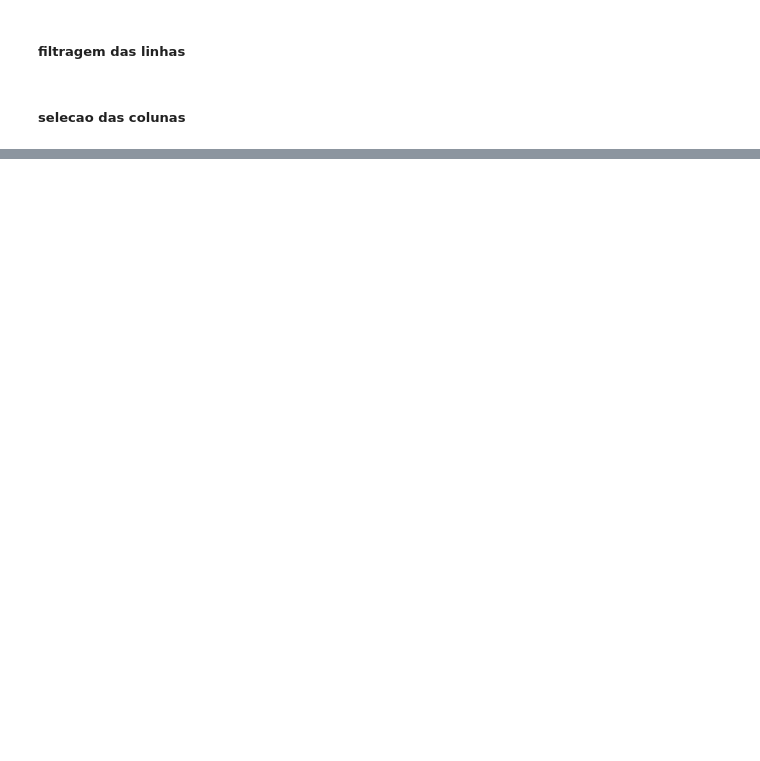
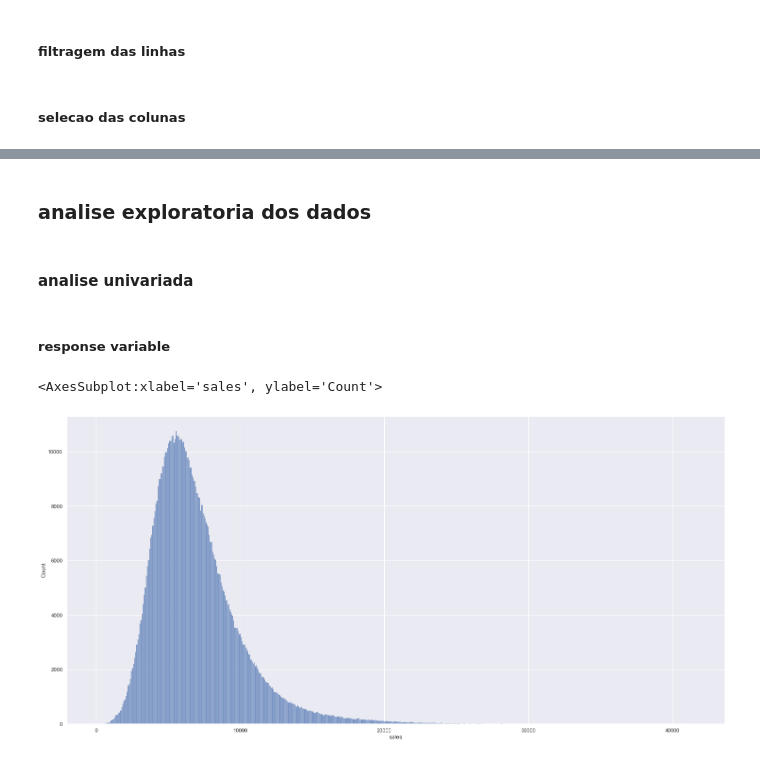
Before and after one commit to Rodpythondev/rossmann-previsao-vendas, a Jupyter notebook: rosmann-previsao-vendas.ipynb, the cells around one changed output, grey strips where cells are left out. Drawn from its saved outputs; the diff is of its cells as text; code cells hidden in the pictures; blank space fills up the shorter version.

```diff
--- a/rosmann-previsao-vendas.ipynb
+++ b/rosmann-previsao-vendas.ipynb
@@ -350,0 +342,13 @@ df3.head()
+# %% [markdown]
+### analise exploratoria dos dados
+# %%
+df4 = df3.copy()
+# %% [markdown]
+#### analise univariada
+# %% [markdown]
+##### response variable
+# %%
+sns.histplot(df4['sales'])
+# %% [output]
+<AxesSubplot:xlabel='sales', ylabel='Count'>
+[figure, added]
```
Also changed, not shown: parts of 7 cells of this notebook.
